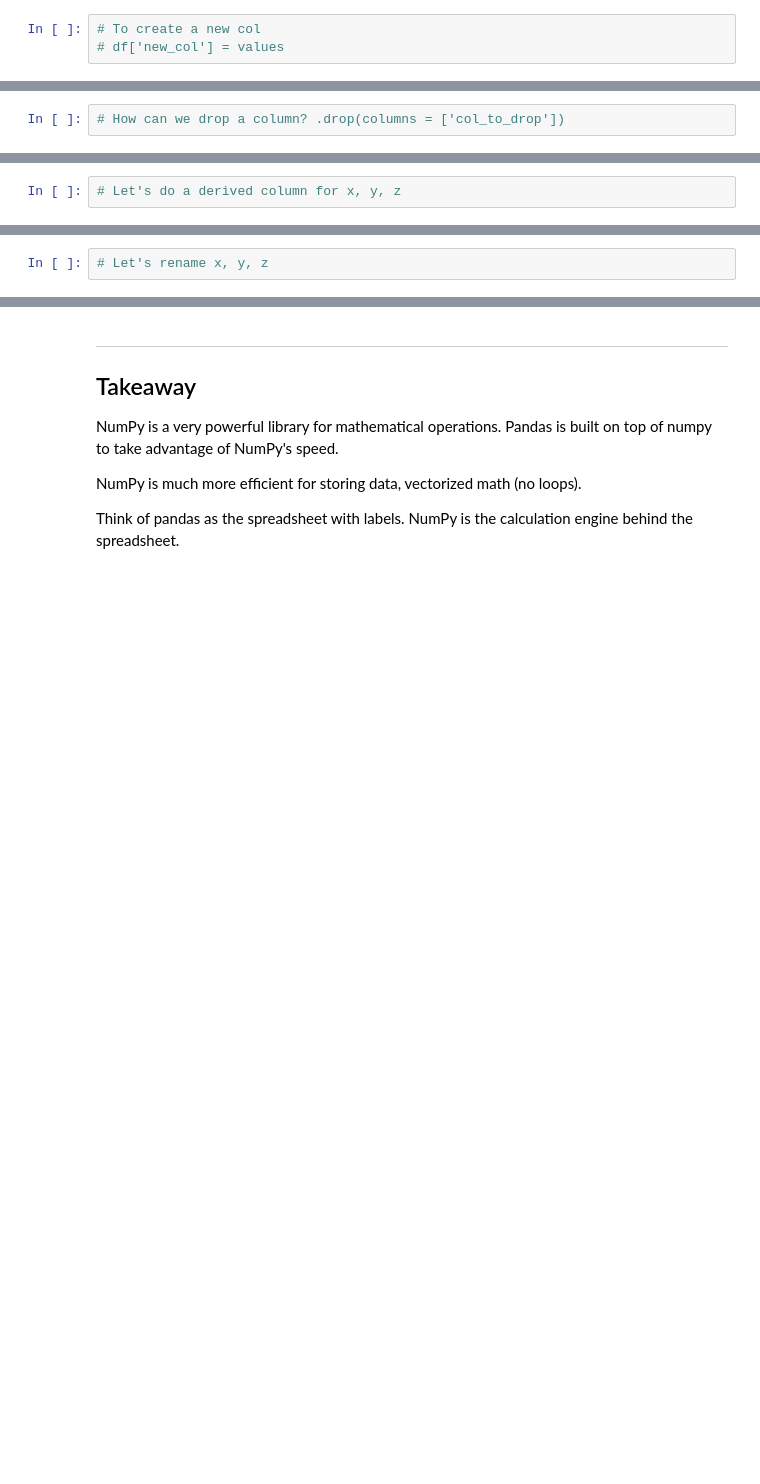
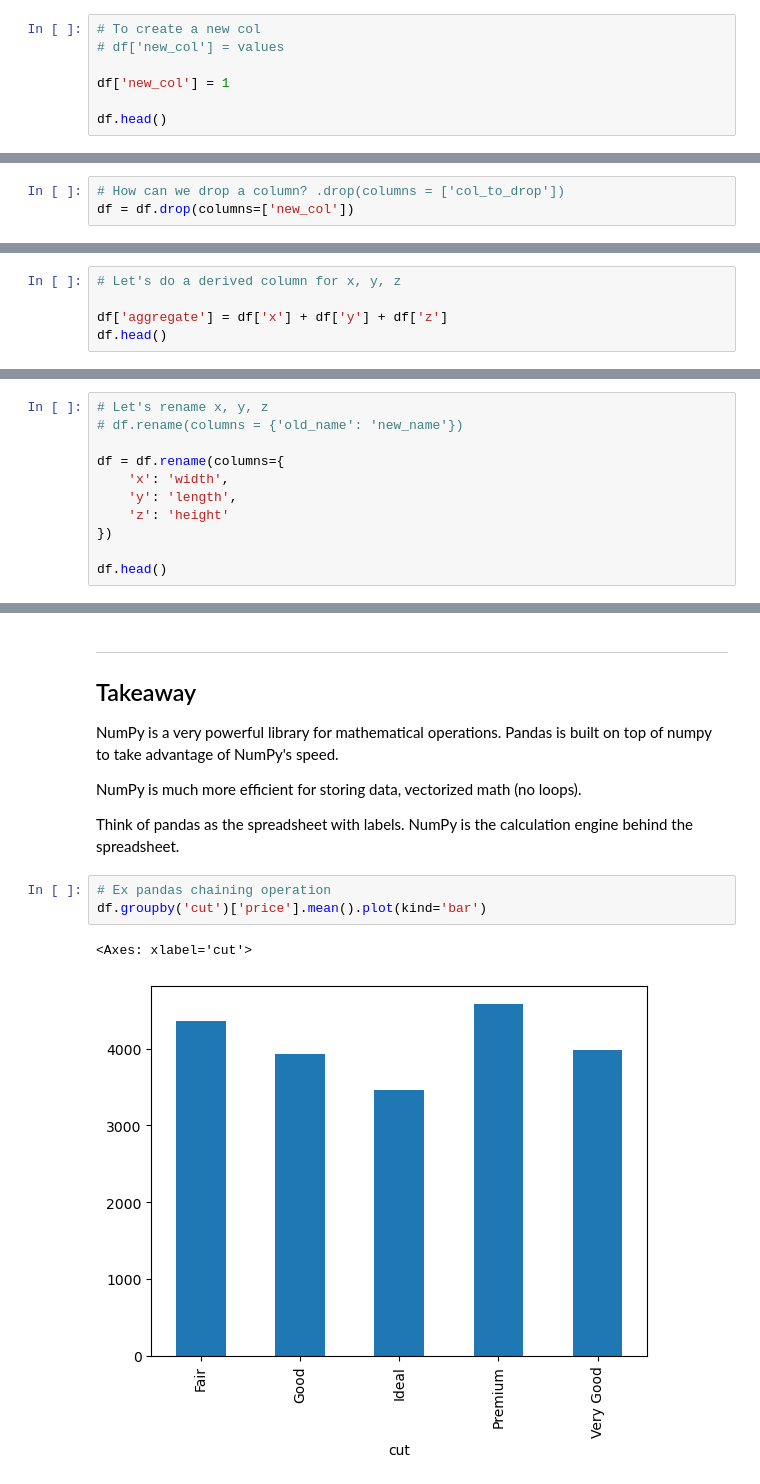
Before and after one commit to ritika-1412/3.02-more-pandas-intro-numpy, a Jupyter notebook: notebooks/starter-code.ipynb, the cells around one changed output, grey strips where cells are left out. Cells and saved outputs as stored; diff of their text form; blank space fills up the shorter version.

```diff
--- a/notebooks/starter-code.ipynb
+++ b/notebooks/starter-code.ipynb
@@ -117,3 +447,7 @@ This might sound complicated, but it's actually only two commands in pandas (the
 # %%
 # To create a new col
 # df['new_col'] = values
+
+df['new_col'] = 1
+
+df.head()
@@ -120,4 +461,5 @@ This might sound complicated, but it's actually only two commands in pandas (the
 # %%
 # How can we drop a column? .drop(columns = ['col_to_drop'])
+df = df.drop(columns=['new_col'])
 # %%
 # We need to assign this output to a variable
@@ -124,2 +474,5 @@ This might sound complicated, but it's actually only two commands in pandas (the
 # %%
 # Let's do a derived column for x, y, z
+
+df['aggregate'] = df['x'] + df['y'] + df['z']
+df.head()
@@ -126,2 +486,11 @@ This might sound complicated, but it's actually only two commands in pandas (the
 # %%
 # Let's rename x, y, z
+# df.rename(columns = {'old_name': 'new_name'})
+
+df = df.rename(columns={
+    'x': 'width',
+    'y': 'length',
+    'z': 'height'
+})
+
+df.head()
@@ -391,3 +915,9 @@ NumPy is a very powerful library for mathematical operations. Pandas is built on
 NumPy is much more efficient for storing data, vectorized math (no loops).
 
 Think of pandas as the spreadsheet with labels. NumPy is the calculation engine behind the spreadsheet.
+# %%
+# Ex pandas chaining operation
+df.groupby('cut')['price'].mean().plot(kind='bar')
+# %% [output]
+<Axes: xlabel='cut'>
+[figure, added]
```
Also changed, not shown: parts of 58 cells of this notebook, 1 other file.
